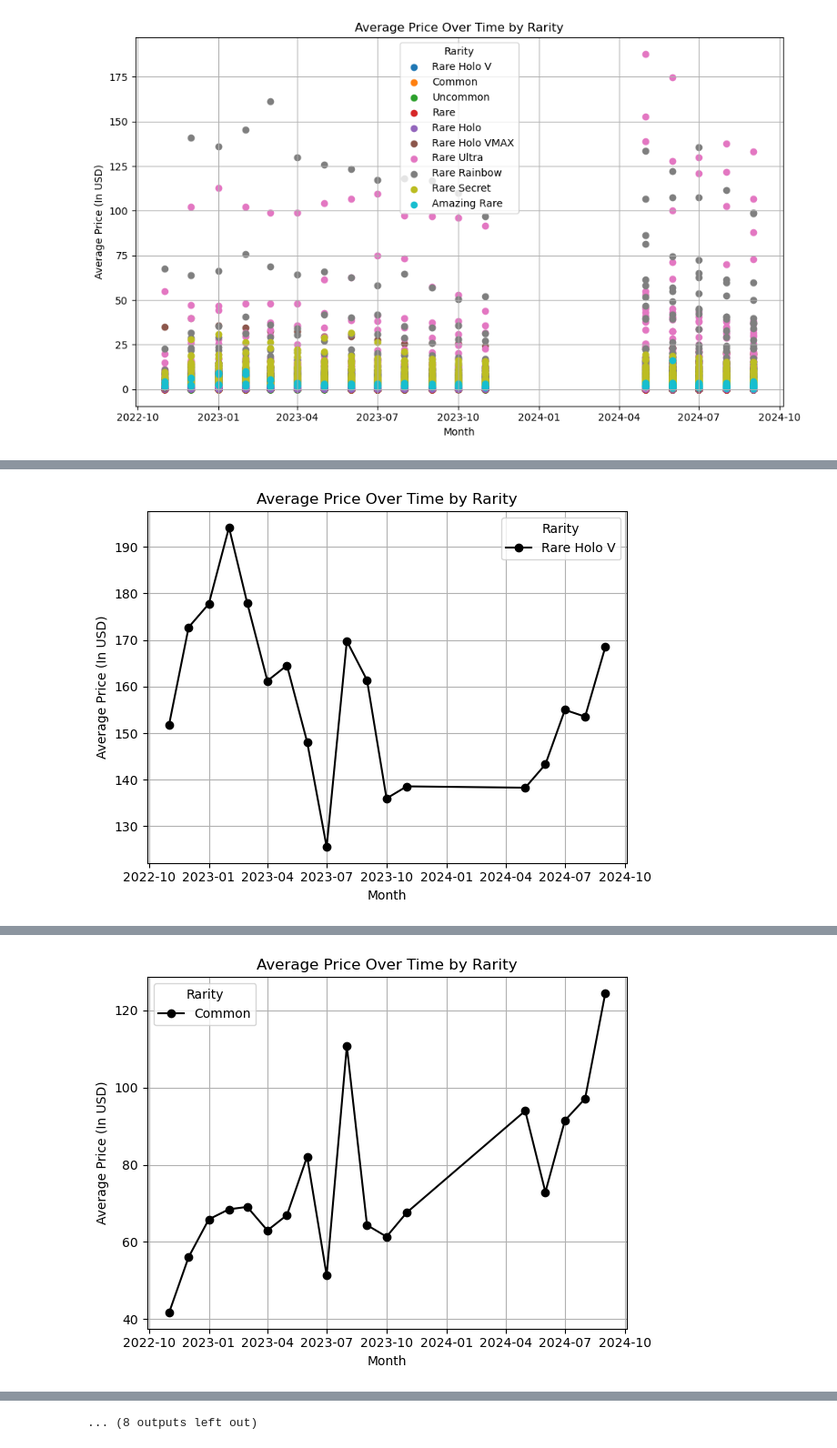
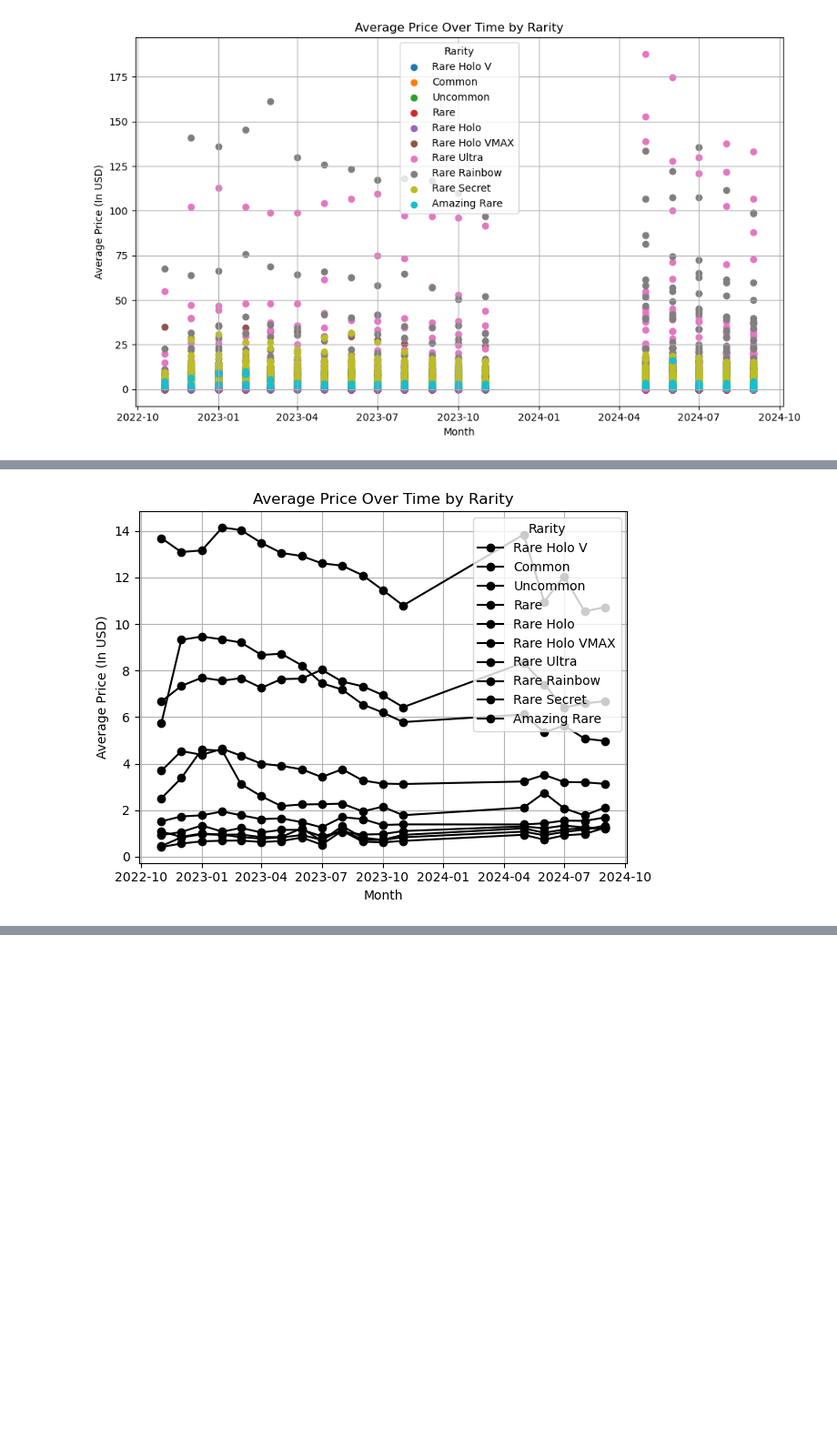
Before and after one commit to JihunKimCode/RarityRadar, a Jupyter notebook: graph.ipynb, the cells around one changed output, grey strips where cells are left out. Shown at 91% size. Saved outputs shown, nothing was run; the diff lists cells and outputs as text; code cells hidden in the pictures; blank space fills up the shorter version.

Commit message:
Combined line graphs - still need to fix colors, symbols, and legend.

```diff
--- a/graph.ipynb
+++ b/graph.ipynb
@@ -74,14 +74,14 @@ plt.show()
 # %% [output]
 [figure]
 # %%
-import itertools
+import numpy as np
 
 for rarity_df in dfs_by_rarity:
     # print(rarity_df.columns)
     # Find list of months
     months = rarity_df['Month'].unique()
     months = sorted(months)
-    print(months)
+    # print(months)
     # Iterate over df by month finding the average
     avg_by_month = []
     for month in months:
@@ -90,13 +90,13 @@ for rarity_df in dfs_by_rarity:
 
     rarity = rarity_df.iloc[0]['Rarity']
     # lists = sorted(itertools.izip(*[]))
-    plt.figure()
-    plt.plot(months, avg_by_month, label=rarity, marker='o', c='black')
+    # plt.figure()
+    plt.plot(months, np.array(avg_by_month) / 100, label=rarity, marker='o', c='black')
     plt.title('Average Price Over Time by Rarity')
     plt.xlabel('Month')
     plt.ylabel('Average Price (In USD)')
     plt.legend(title='Rarity')
     plt.grid(True)
     plt.tight_layout()
-    plt.show()
+plt.show()
 # %% [output]
@@ -104 +103 @@ for rarity_df in dfs_by_rarity:
-[figure, old version]
+[figure, new version]
@@ -106 +103,0 @@ for rarity_df in dfs_by_rarity:
-[figure, removed]
@@ -115 +103,0 @@ for rarity_df in dfs_by_rarity:
-... (8 outputs left out)
```
Also changed, not shown: parts of 2 cells of this notebook.
